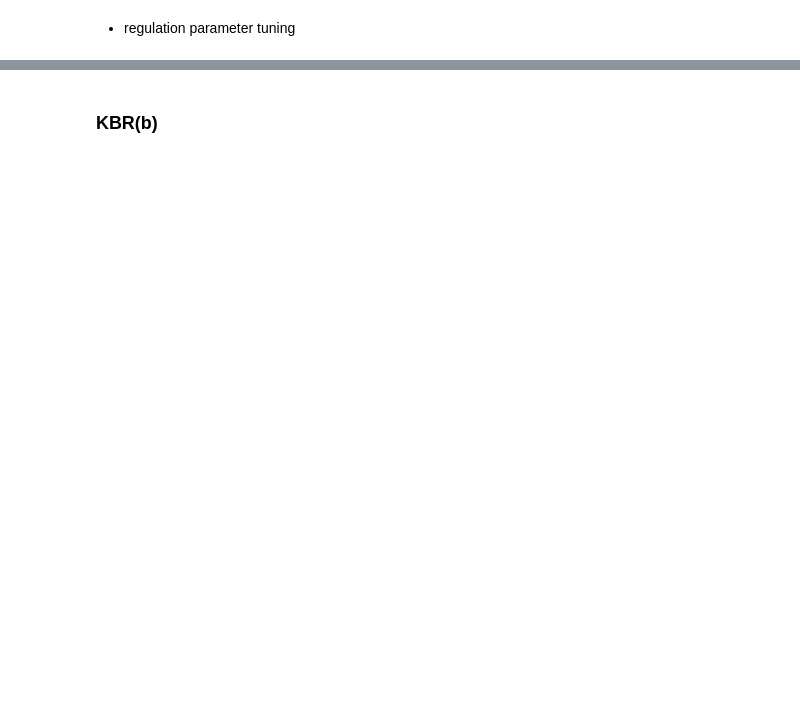
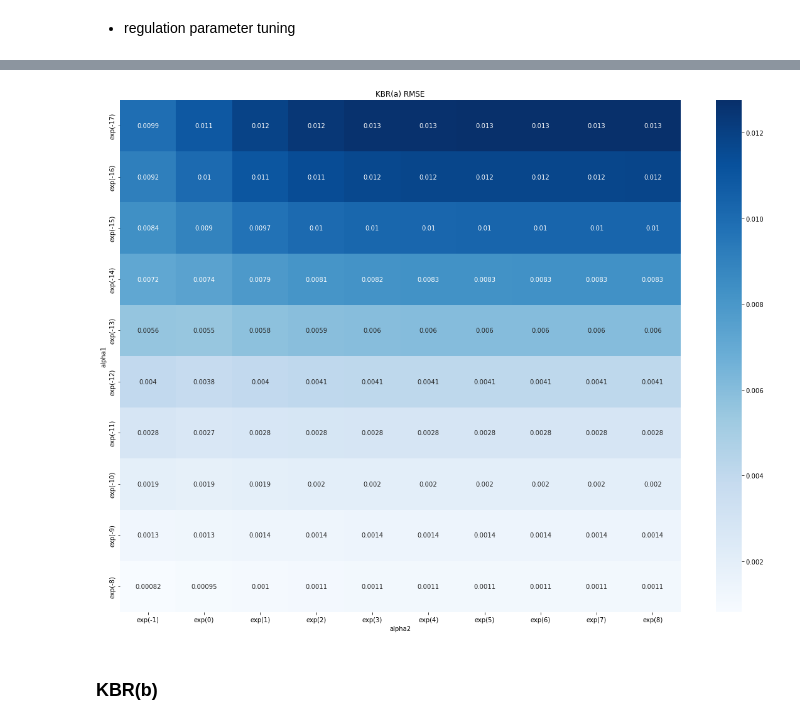
Before and after one commit to shellingford330/pyKKR, a Jupyter notebook: notebooks/Comparison of KKR, subKKR, KBR, and subKBR.ipynb, the cells around one changed output, grey strips where cells are left out. Drawn from its saved outputs; the diff is of its cells as text; code cells hidden in the pictures; blank space fills up the shorter version.

```diff
--- a/notebooks/Comparison of KKR, subKKR, KBR, and subKBR.ipynb
+++ b/notebooks/Comparison of KKR, subKKR, KBR, and subKBR.ipynb
@@ -311,7 +315,7 @@ kernel_g.bandwidth = best_bandwidth_g
 G = kernel_g(reference_set[['samples']].values)
 k_g = lambda y: kernel_g(reference_set[['samples']].values, y)
 
-X = reference_set[['samples']].values
+X = reference_set[['context']].values
 
 # regularization parameter for the inverses
 alphas1_KBRa = [np.exp(i) for i in range(-17, -7)]
@@ -372,3 +376,4 @@ s.set(xlabel='alpha2', ylabel='alpha1')
 # best kbraMu
 print("min_RMSE_KBRa:",  min_RMSE_KBRa)
 testData['kbraMu'] = best_kbraMu
+# %% [output]
@@ -375,3 +382,4 @@ testData['kbraMu'] = best_kbraMu
+[figure, added]
 # %% [markdown]
 ### KBR(b)
 # %%
```
Also changed, not shown: parts of 19 cells of this notebook, 6 other files.
